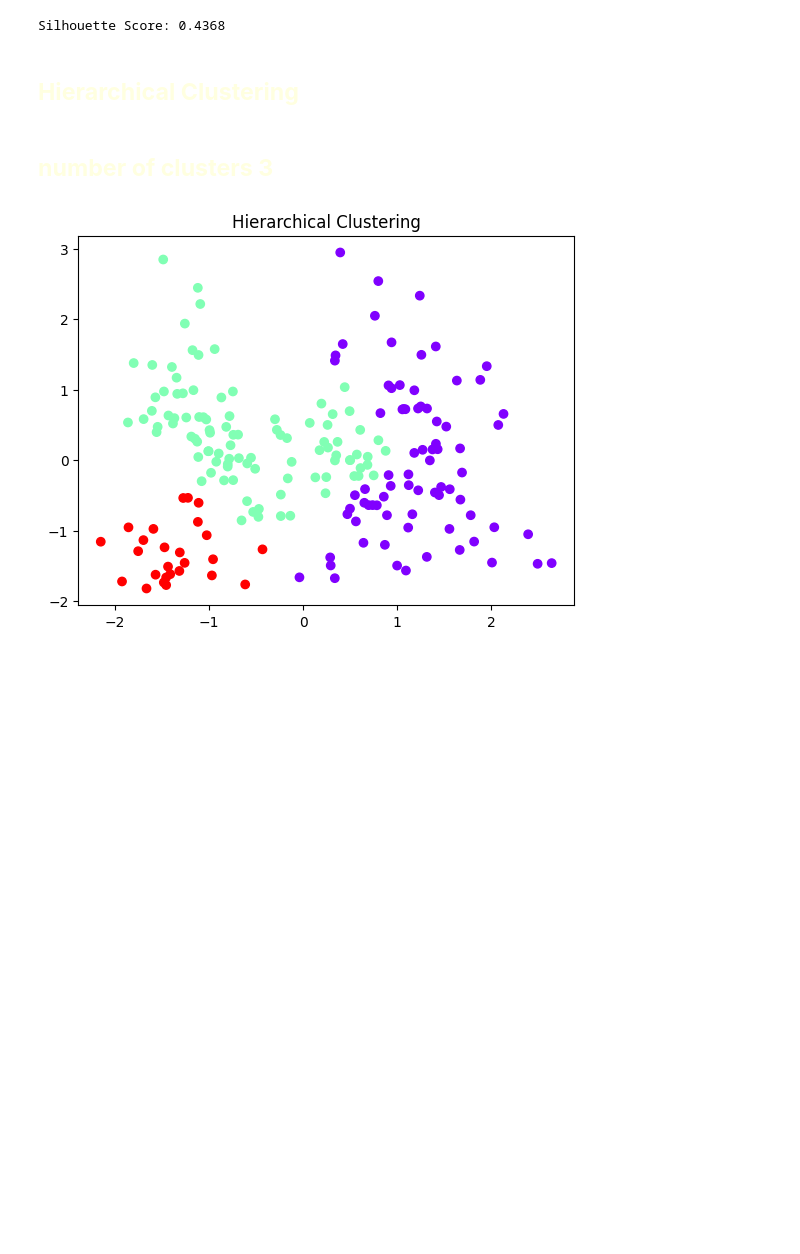
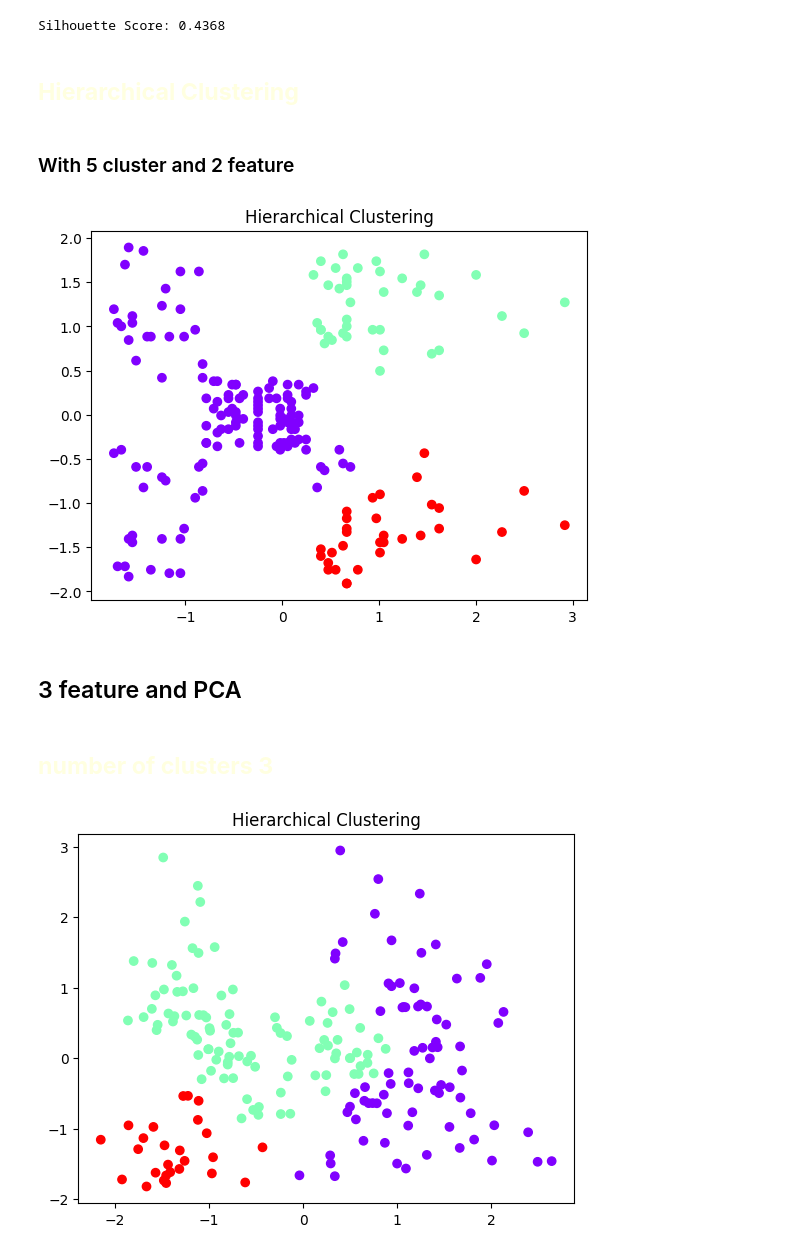
Before and after one commit to Yasir-Aladwani/clustering-mini-project, a Jupyter notebook: clustering_mini_project.ipynb, the cells around one changed output. Drawn from its saved outputs; the diff is of its cells as text; code cells hidden in the pictures; blank space fills up the shorter version.

```diff
--- a/clustering_mini_project.ipynb
+++ b/clustering_mini_project.ipynb
@@ -151,3 +151,5 @@ print(f"Silhouette Score: {score:.4f}")
 Silhouette Score: 0.4368
 # %% [markdown]
 ## <font color='lightyellow'>**Hierarchical Clustering**</font>
+# %% [markdown]
+<h3> With 5 cluster and 2 feature
@@ -154,3 +158,13 @@ Silhouette Score: 0.4368
 # %%
 scaler = StandardScaler()
-df_stand = scaler.fit_transform(df[["Age","Annual Income (k$)","Spending Score (1-100)"]])
+df_stand = scaler.fit_transform(df[["Annual Income (k$)","Spending Score (1-100)"]])
+# %%
+hc = AgglomerativeClustering(n_clusters=3)
+
+clusters_hc = hc.fit_predict(df_stand)
+# %%
+plt.scatter(df_stand[:,0], df_stand[:,1], c=clusters_hc, cmap="rainbow")
+plt.title("Hierarchical Clustering")
+plt.show()
+# %% [output]
+[figure, added]
@@ -163,3 +179,5 @@ score_dict = {}
+# %% [markdown]
+<h2> 3 feature and PCA
 # %% [markdown]
 ## <font color='lightyellow'>**number of clusters 3**</font>
 # %%
```
Also changed, not shown: parts of 7 cells of this notebook.
